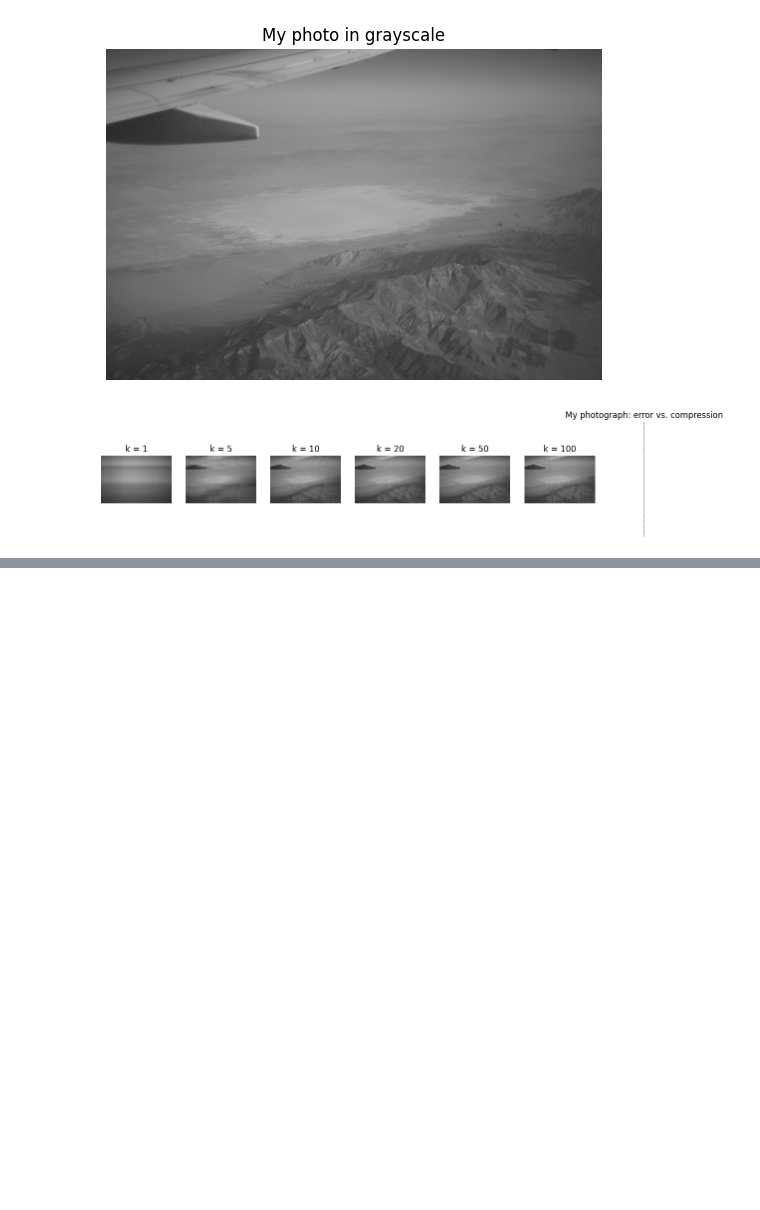
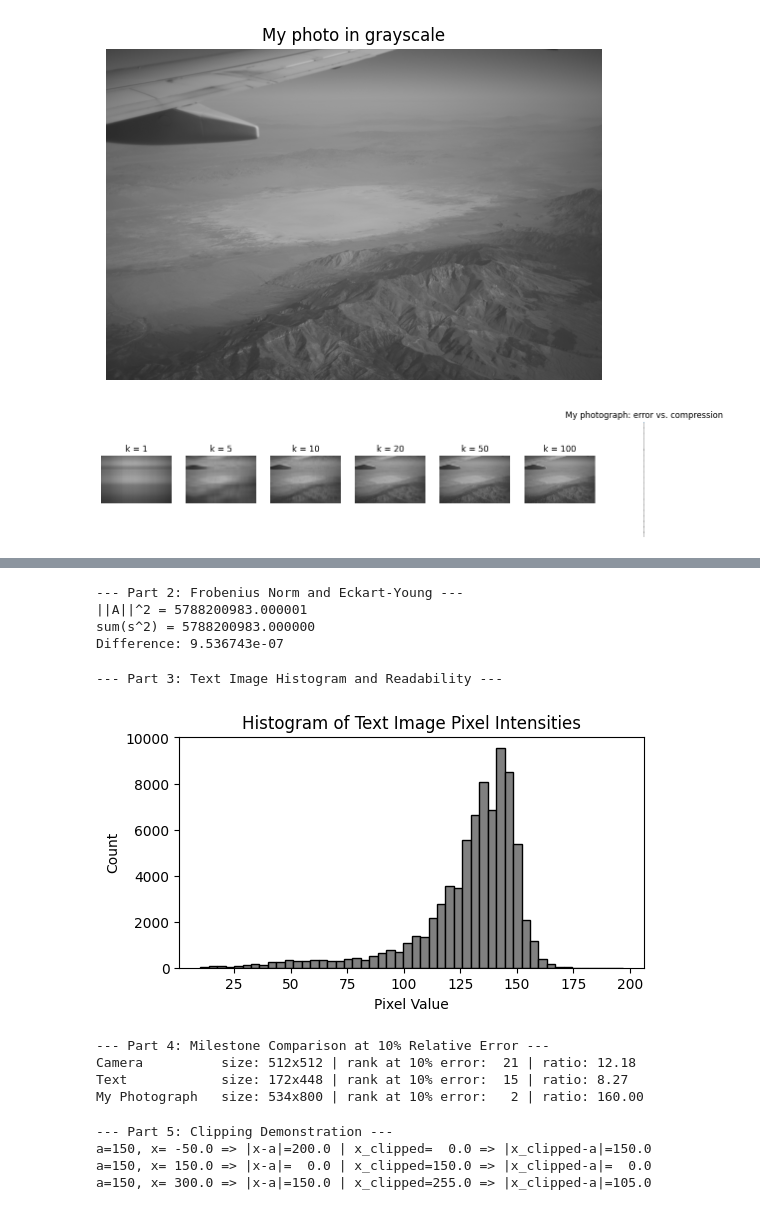
Before and after one commit to TZBDragon/LinAlg344TZB, a Jupyter notebook: notebooks/03_measuring_compression.ipynb, the cells around one changed output, grey strips where cells are left out. Cells and saved outputs as stored; diff of their text form; code cells hidden in the pictures; blank space fills up the shorter version.

Commit message:
Milestone 3: measure compression and quality

```diff
--- a/notebooks/03_measuring_compression.ipynb
+++ b/notebooks/03_measuring_compression.ipynb
@@ -176,0 +222,76 @@ Data type: uint8
+# %%
+
+# -----------------------------------------------------
+# 2. Why does predicted error work?
+# -----------------------------------------------------
+print("--- Part 2: Frobenius Norm and Eckart-Young ---")
+norm_A_sq = np.linalg.norm(A)**2
+sum_s_sq = np.sum(s**2)
+print(f"||A||^2 = {norm_A_sq:.6f}")
+print(f"sum(s^2) = {sum_s_sq:.6f}")
+print(f"Difference: {abs(norm_A_sq - sum_s_sq):.6e}\n")
+# %% [output]
+--- Part 2: Frobenius Norm and Eckart-Young ---
+||A||^2 = 5788200983.000001
+sum(s^2) = 5788200983.000000
+Difference: 9.536743e-07
+# %%
+
+# -----------------------------------------------------
+# 3. Numbers versus readability
+# -----------------------------------------------------
+print("--- Part 3: Text Image Histogram and Readability ---")
+plt.figure(figsize=(6, 3))
+plt.hist(T.ravel(), bins=50, color='gray', edgecolor='black')
+plt.title("Histogram of Text Image Pixel Intensities")
+plt.xlabel("Pixel Value")
+plt.ylabel("Count")
+plt.show()
+# %% [output]
+--- Part 3: Text Image Histogram and Readability ---
+[figure, added]
+# %%
+
+# -----------------------------------------------------
+# 4. Compare your own image
+# -----------------------------------------------------
+print("--- Part 4: Milestone Comparison at 10% Relative Error ---")
+# Let's find compression ratios for Camera, Text, and Personal photo P at 10% error.
+for name_img, (M_img, s_arr) in {
+    'Camera': (A, np.linalg.svd(A, compute_uv=False)),
+    'Text': (T, np.linalg.svd(T, compute_uv=False)),
+    'My Photograph': (P_float, np.linalg.svd(P_float, compute_uv=False))
+}.items():
+    h, w = M_img.shape
+    # predicted errors
+    ranks_arr = np.arange(1, len(s_arr) + 1)
+    errs_arr = np.array([predicted_error(s_arr, rank_k) for rank_k in ranks_arr])
+    # rank at 10%
+    k_10 = ranks_arr[errs_arr <= 0.10][0]
+    ratio_10 = compression_ratio(h, w, k_10)
+    print(f"{name_img:15s} size: {h}x{w:3d} | rank at 10% error: {k_10:3d} | ratio: {ratio_10:.2f}")
+print()
+# %% [output]
+--- Part 4: Milestone Comparison at 10% Relative Error ---
+Camera          size: 512x512 | rank at 10% error:  21 | ratio: 12.18
+Text            size: 172x448 | rank at 10% error:  15 | ratio: 8.27
+My Photograph   size: 534x800 | rank at 10% error:   2 | ratio: 160.00
+# %%
+
+# -----------------------------------------------------
+# 5. Prove clipping cannot increase error
+# -----------------------------------------------------
+# Mathematical verification / demonstration of clipping on out-of-range elements:
+print("--- Part 5: Clipping Demonstration ---")
+# Example values
+a = 150
+x_vals = [-50.0, 150.0, 300.0]
+for x in x_vals:
+    x_clipped = np.clip(x, 0, 255)
+    print(f"a={a}, x={x:6.1f} => |x-a|={abs(x-a):5.1f} | x_clipped={x_clipped:5.1f} => |x_clipped-a|={abs(x_clipped-a):5.1f}")
+print()
+# %% [output]
+--- Part 5: Clipping Demonstration ---
+a=150, x= -50.0 => |x-a|=200.0 | x_clipped=  0.0 => |x_clipped-a|=150.0
+a=150, x= 150.0 => |x-a|=  0.0 | x_clipped=150.0 => |x_clipped-a|=  0.0
+a=150, x= 300.0 => |x-a|=150.0 | x_clipped=255.0 => |x_clipped-a|=105.0
```
Also changed, not shown: parts of 2 cells of this notebook.
